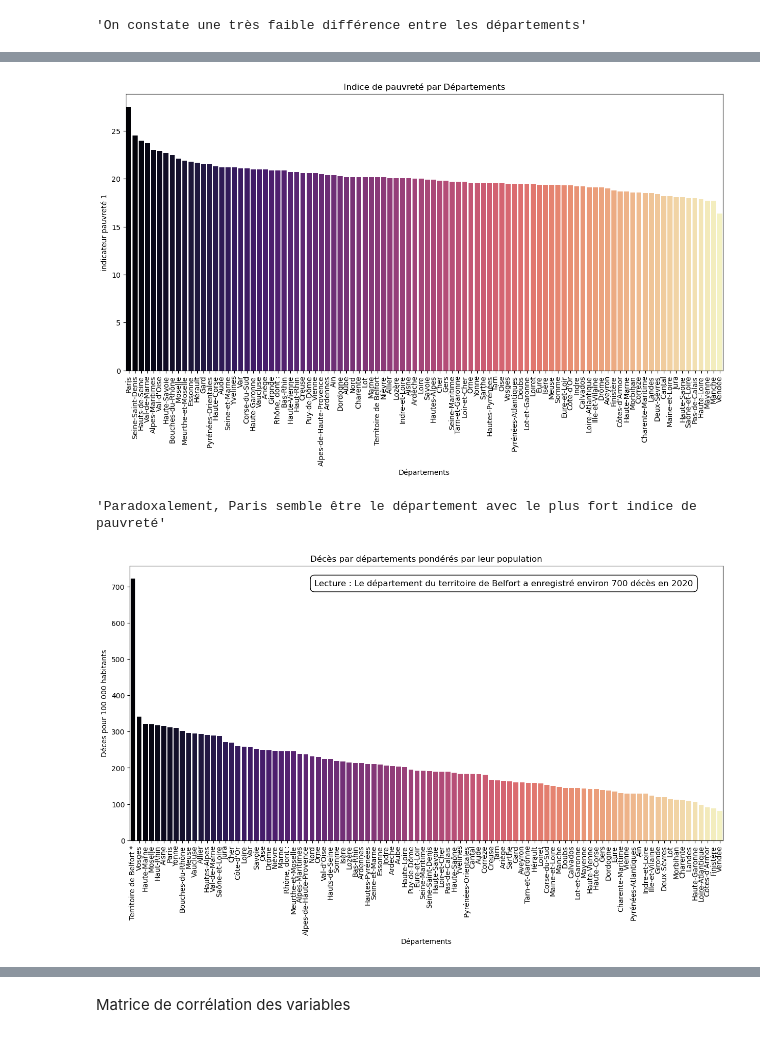
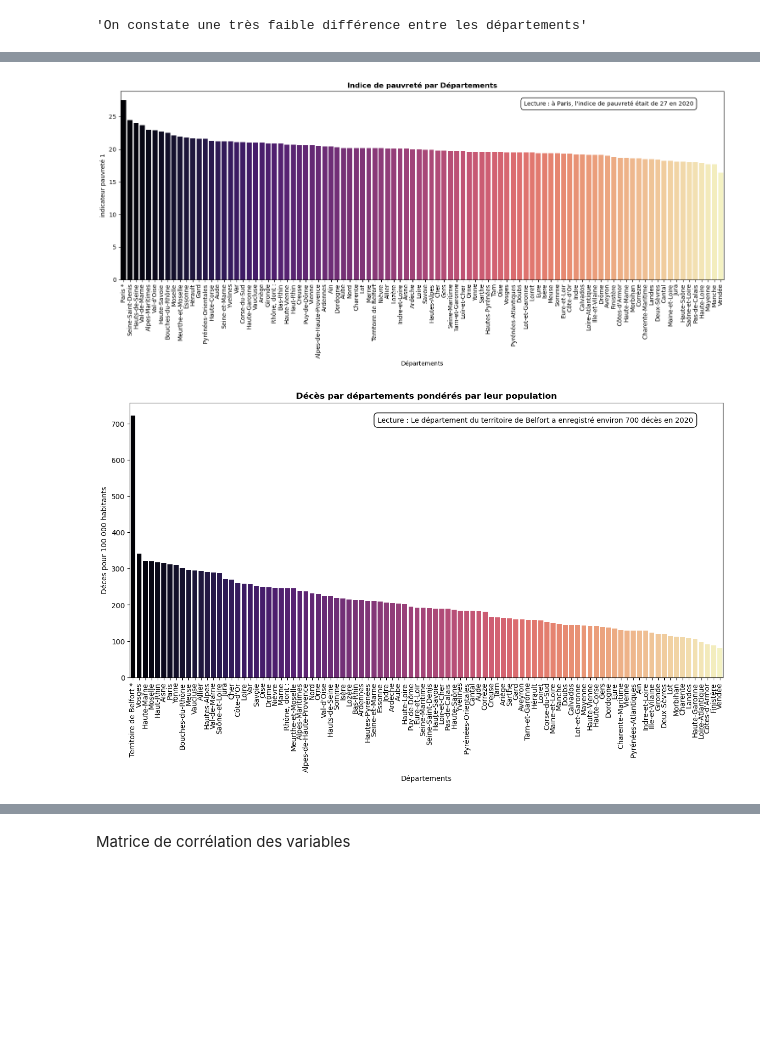
Before and after one commit to gabrielfrancois/DS_Covid, a Jupyter notebook: stats.ipynb, the cells around one changed output, grey strips where cells are left out. Cells and saved outputs as stored; diff of their text form; code cells hidden in the pictures; blank space fills up the shorter version.

```diff
--- a/stats.ipynb
+++ b/stats.ipynb
@@ -148,19 +214,32 @@ plt.show()
 # %%
-""" Pour finir on regarde la pauvreté par départements"""
+"""On regarde la pauvreté par départements"""
 sort_poor = df_visu.sort_values(by="indicateur pauvreté 1", ascending=False)
 
 #bar plot
 plt.figure(figsize=(15,7))
-sns.barplot(x="nom_dep", y="indicateur pauvreté 1", data=sort_poor, palette="magma")
+ax = sns.barplot(x="nom_dep", y="indicateur pauvreté 1", data=sort_poor, palette="magma")
 plt.xticks(rotation=90)
-plt.title("Indice de pauvreté par Départements")
+plt.title("Indice de pauvreté par Départements", fontweight="bold")
 plt.xlabel("Départements")
+
+# on insère la légende :
+# ajout de l'asterisque
+labels = ax.get_xticklabels()
+labels[0] = labels[0].get_text() + ' *'
+ax.set_xticklabels(labels)
+
+# Ajout de la légende
+plt.text(0.95, 0.95, 'Lecture : à Paris, l\'indice de pauvreté était de 27 en 2020',
+         horizontalalignment='right',
+         verticalalignment='top',
+         transform=ax.transAxes,
+         fontsize=10,
+         bbox=dict(facecolor='white', edgecolor='black', boxstyle='round,pad=0.5'))
+plt.tight_layout()
+
 plt.show()
-
-"""Paradoxalement, Paris semble être le département avec le plus fort indice de pauvreté"""
 # %% [output]
-[figure, old version]
+[figure, new version]
-'Paradoxalement, Paris semble être le département avec le plus fort indice de pauvreté'
 # %%
 """ Nombre de décès par rapport à la population totale"""
 
@@ -171,7 +250,7 @@ sort_dies = df_visu.sort_values(by="deces_pond", ascending=False)
 plt.figure(figsize=(15,7))
 ax=sns.barplot(x="nom_dep", y="deces_pond", data=sort_dies, palette="magma")
 plt.xticks(rotation=90)
-plt.title("Décès par départements pondérés par leur population")
+plt.title("Décès par départements pondérés par leur population", fontweight='bold')
 plt.xlabel("Départements")
 plt.ylabel("Déces pour 100 000 habitants")
 # on insère la légende :
@@ -185,13 +264,13 @@ plt.text(0.95, 0.95, 'Lecture : Le département du territoire de Belfort a enreg
          horizontalalignment='right',
          verticalalignment='top',
          transform=ax.transAxes,
-         fontsize=12,
+         fontsize=10,
          bbox=dict(facecolor='white', edgecolor='black', boxstyle='round,pad=0.5'))
 
 
 plt.show()
 # %% [output]
-[figure, old version]
+[figure, new version]
 # %%
 df_final.sort_values(by="pop_totale").head()
 # %% [output]
```
Also changed, not shown: parts of 10 cells of this notebook.
